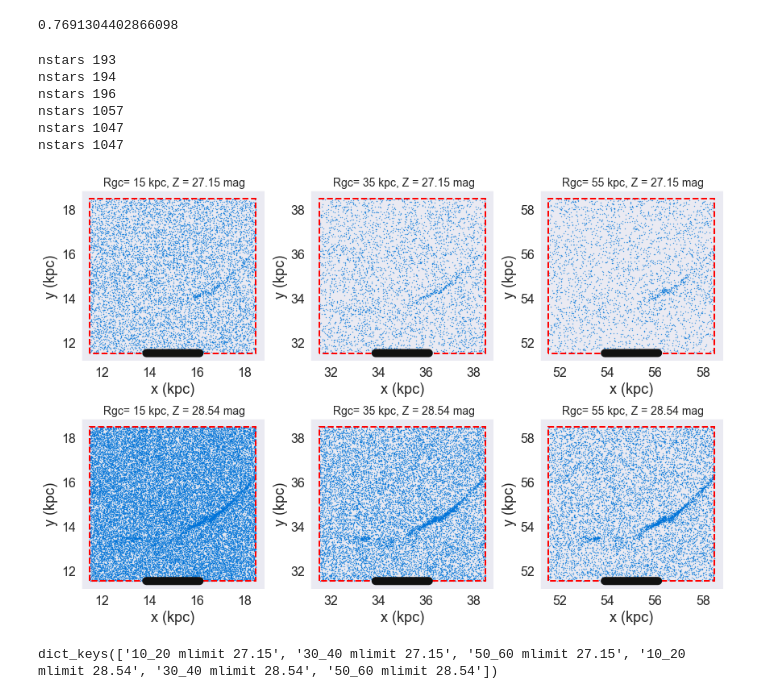
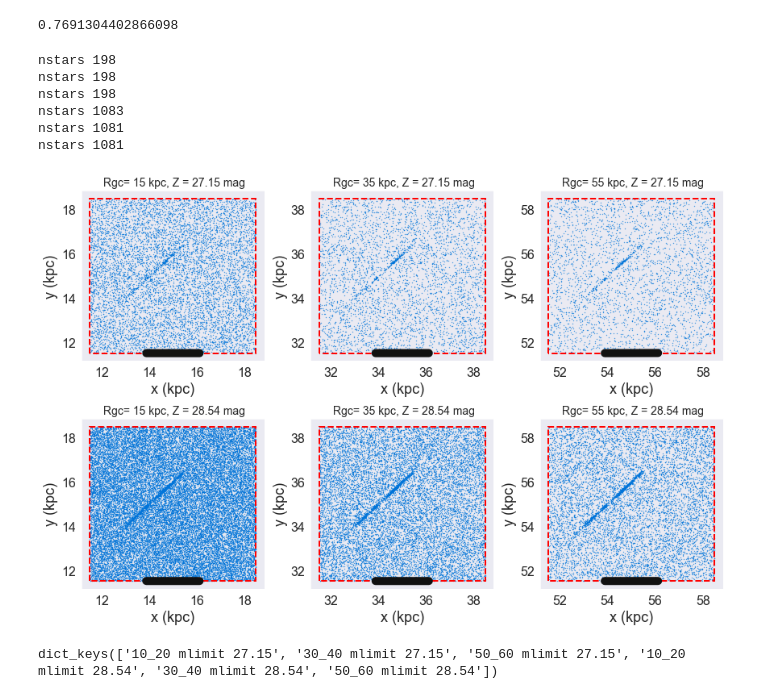
Before and after one commit to caganze/stellarstreams, a Jupyter notebook: notebooks/Gap in M31 Evolution.ipynb, the cells around one changed output. Saved outputs shown, nothing was run; the diff lists cells and outputs as text; code cells hidden in the pictures.

```diff
--- a/notebooks/Gap in M31 Evolution.ipynb
+++ b/notebooks/Gap in M31 Evolution.ipynb
@@ -334,0 +261,29 @@ $-2.5485489 \; \mathrm{kpc}$
+# %%
+
+k= list(STREAMS.keys())[0]
+filename='simpler_rgc10_direct_nbody1.00e+06*'
+f=path_data+'/{}.npy'.format(filename)
+filenames=np.array(glob.glob(f))
+st0=(read_orbit_file(filenames[0].split('/')[-1]).flatten()[0])['stream']
+STREAMS[k]= st0
+fig, ax=plt.subplots(figsize=(12, 4))
+ax.scatter(st0.x, st0.y, s=1)
+
+#if False:
+k= list(STREAMS.keys())[1]
+filename='simpler_rgc30_direct_nbody1.00e+06*'
+f=path_data+'/{}.npy'.format(filename)
+filenames=np.array(glob.glob(f))
+st=(read_orbit_file(filenames[0].split('/')[-1]).flatten()[0])['stream']
+STREAMS[k]= st0
+fig, ax=plt.subplots(figsize=(12, 4))
+ax.scatter(st.x, st.y, s=1)
+
+k= list(STREAMS.keys())[-1]
+filename='simpler_rgc50_direct_nbody1.00e+06*'
+f=path_data+'/{}.npy'.format(filename)
+filenames=np.array(glob.glob(f))
+st=(read_orbit_file(filenames[0].split('/')[-1]).flatten()[0])['stream']
+STREAMS[k]= st0
+fig, ax=plt.subplots(figsize=(12, 4))
+ax.scatter(st.x, st.y, s=1)
@@ -334,0 +298,4 @@ $-2.5485489 \; \mathrm{kpc}$
+# %%
+GAP_CENTERS={'10_20': (5, 4),
+            '30_40': (5, 4),
+            '50_60':(5, 4)}
@@ -372,41 +341,41 @@ for  idx in range(0, 6):
 
     a.scatter(vals['data'].x_coord, vals['data'].y_coord, s=0.1, color='#0074D9')
 
     evolved_st= STREAMS[dist]
 
     #gap_center=(np.nanmedian( evolved_st.y.value), np.nanmedian(evolved_st.x.value))
     gap_center=GAP_CENTERS[dist]
 
-    rst= resample_stream([evolved_st.x.value, evolved_st.z.value], \
+    rst= resample_stream([evolved_st.x.value, evolved_st.y.value], \
                          mag_limits[idx], dmod, gap_center, vals['box'].center, vals['box'])
     a.scatter(rst[0], rst[1],  s=0.1, color='#0074D9')
 
     a.set(xlabel='x (kpc)', ylabel='y (kpc)')
     a.set_title(' Rgc= {:.0f} kpc, Z = {} mag'.format(rgc, mag_limit), fontsize=14)
     a.set_xlabel('x (kpc)', fontsize=18)
     a.set_ylabel('y (kpc)', fontsize=18)
 
     print ('nstars {}'.format(len(rst[0])))
 
 
 
     #append values to one image
     images.update({'{} mlimit {}'.format(dist, mag_limits[idx]): [np.concatenate([vals['data'].x_coord,rst[0]]), \
                                            np.concatenate([vals['data'].y_coord,rst[1]])]})
 
 
 plt.tight_layout()
 
 
 plt.savefig(path_plot+'/gaps_at_M31.jpeg'.format(mag_limit), rasterized=True)
 # %% [output]
-nstars 193
-nstars 194
-nstars 196
-nstars 1057
-nstars 1047
-nstars 1047
+nstars 198
+nstars 198
+nstars 198
+nstars 1083
+nstars 1081
+nstars 1081
-[figure, old version]
+[figure, new version]
 # %%
 #iimplement a a KL divergence to measure how different the
 from scipy.signal import find_peaks
```
Also changed, not shown: parts of 18 cells of this notebook, 2 other files.
